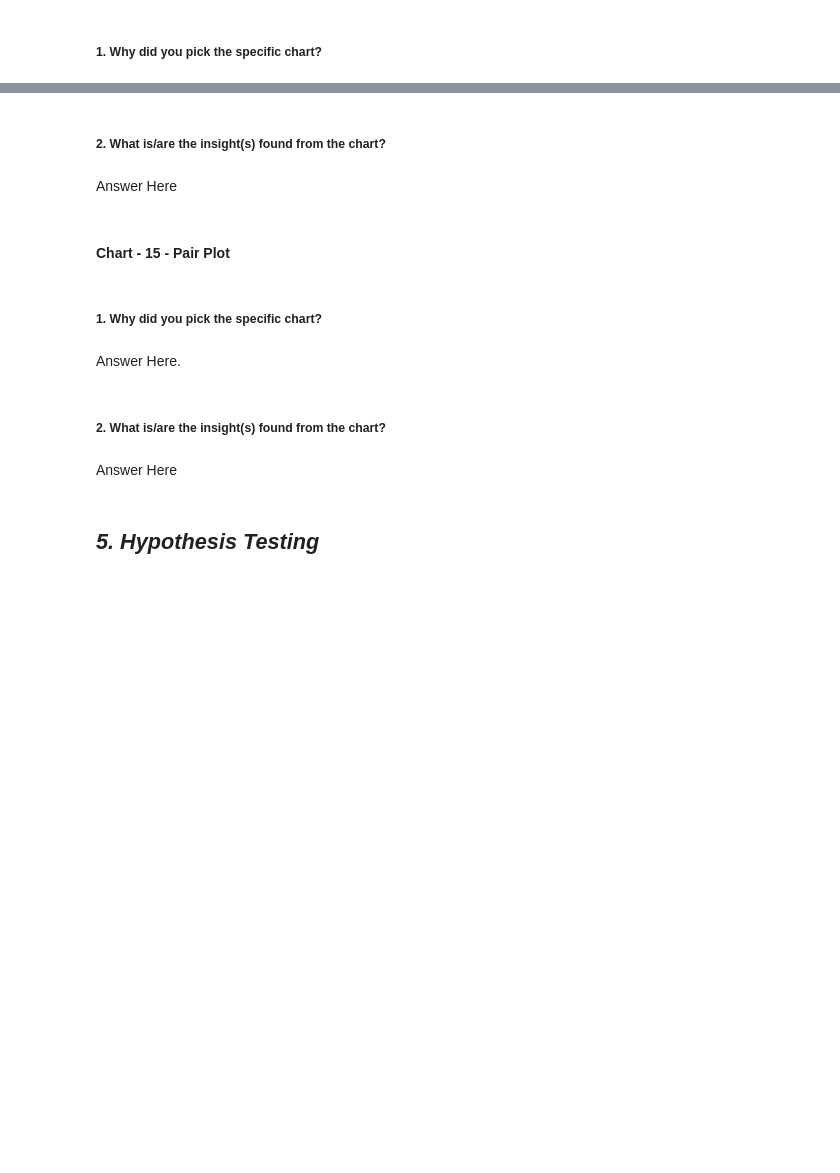
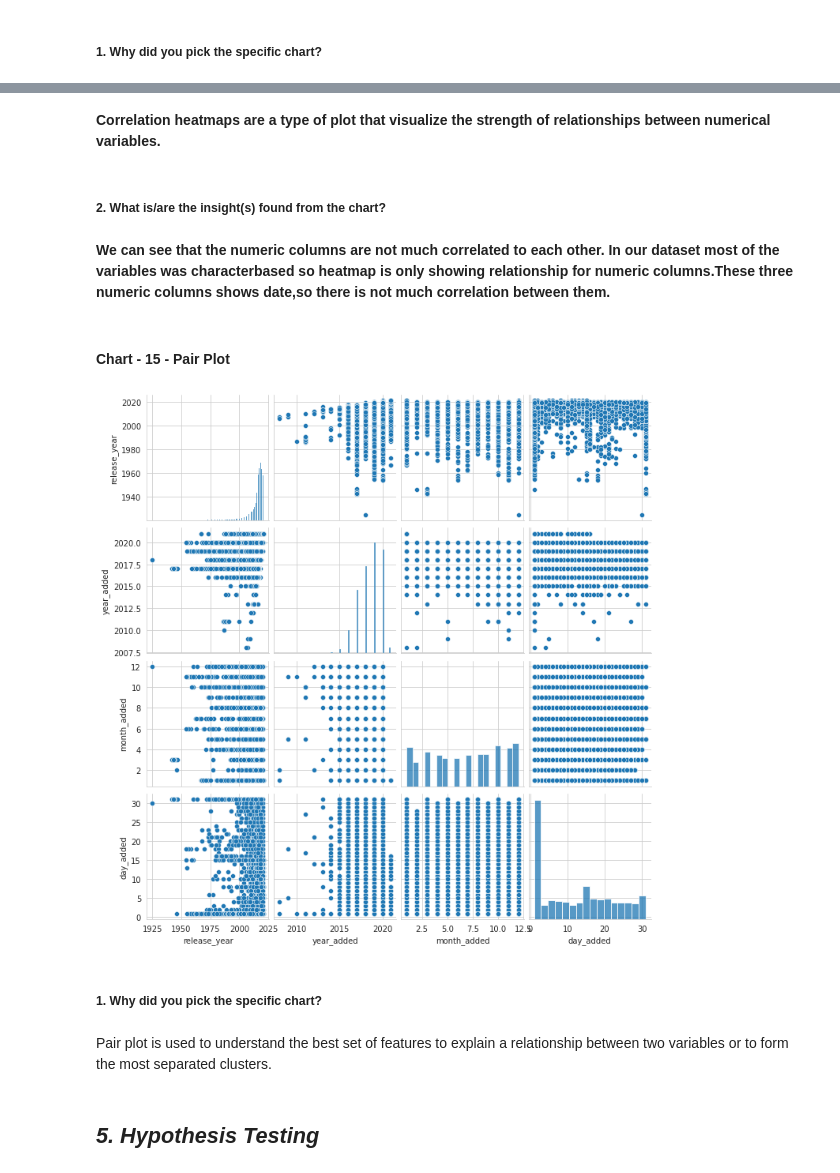
Before and after one commit to Asif-PA/NetflixMovies-TVShowsClustering, a Jupyter notebook: Asif_NetflixMovies&TVShowsClustering.ipynb, the cells around one changed output, grey strips where cells are left out. Saved outputs shown, nothing was run; the diff lists cells and outputs as text; code cells hidden in the pictures; blank space fills up the shorter version.

```diff
--- a/Asif_NetflixMovies&TVShowsClustering.ipynb
+++ b/Asif_NetflixMovies&TVShowsClustering.ipynb
@@ -860,19 +858,21 @@ Answer Here.
+# %% [markdown]
+**Correlation heatmaps are a type of plot that visualize the strength of relationships between numerical variables.**
 # %% [markdown]
 ##### 2. What is/are the insight(s) found from the chart?
-# %% [markdown]
-Answer Here
+# %% [markdown]
+**We can see that the numeric columns are not much correlated to each other. In our dataset most of the variables was characterbased so heatmap is only showing relationship for numeric columns.These three numeric columns shows date,so there is not much correlation between them.**
 # %% [markdown]
 #### Chart - 15 - Pair Plot
 # %%
 # Pair Plot visualization code
+sns.pairplot(data=df)
+plt.show()
+# %% [output]
+[figure, added]
 # %% [markdown]
 ##### 1. Why did you pick the specific chart?
-# %% [markdown]
-Answer Here.
-# %% [markdown]
-##### 2. What is/are the insight(s) found from the chart?
-# %% [markdown]
-Answer Here
+# %% [markdown]
+Pair plot is used to understand the best set of features to explain a relationship between two variables or to form the most separated clusters.
 # %% [markdown]
 ## ***5. Hypothesis Testing***
 # %% [markdown]
```
Also changed, not shown: parts of 23 cells of this notebook.
